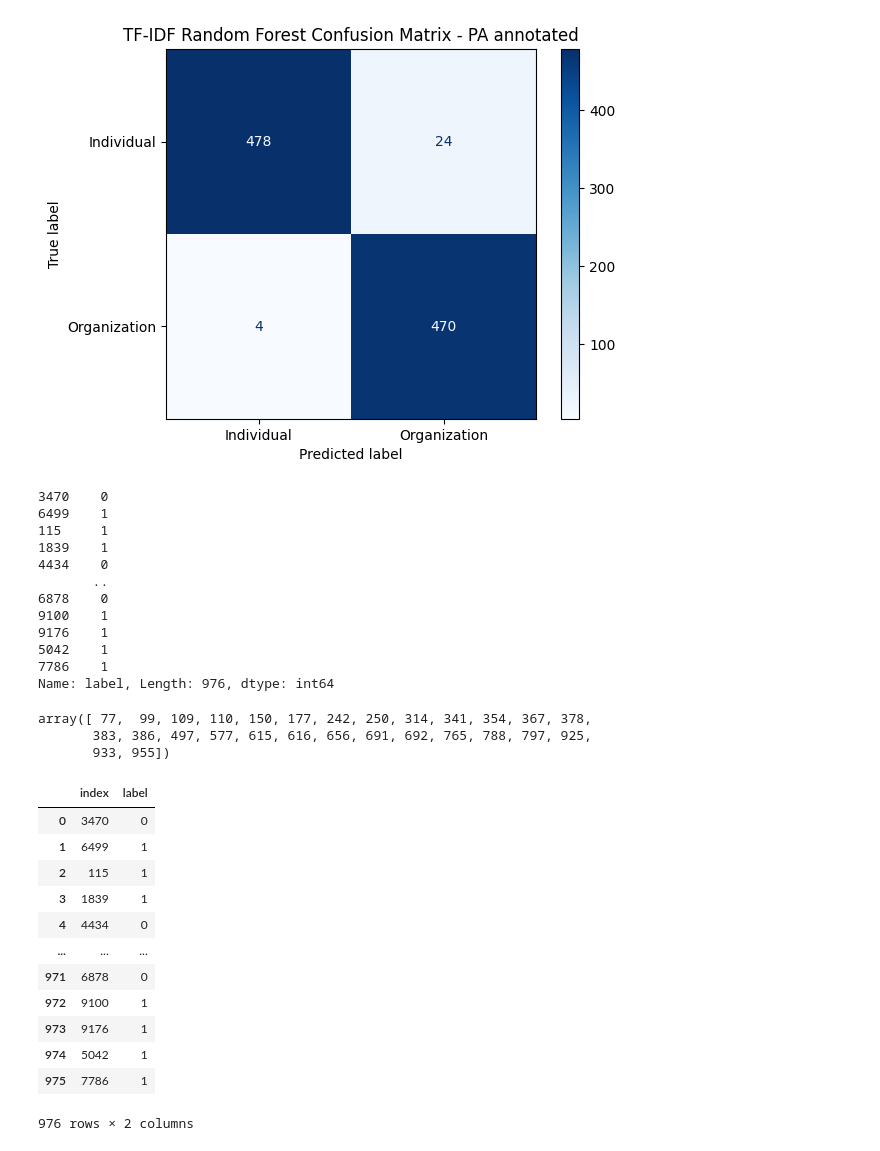
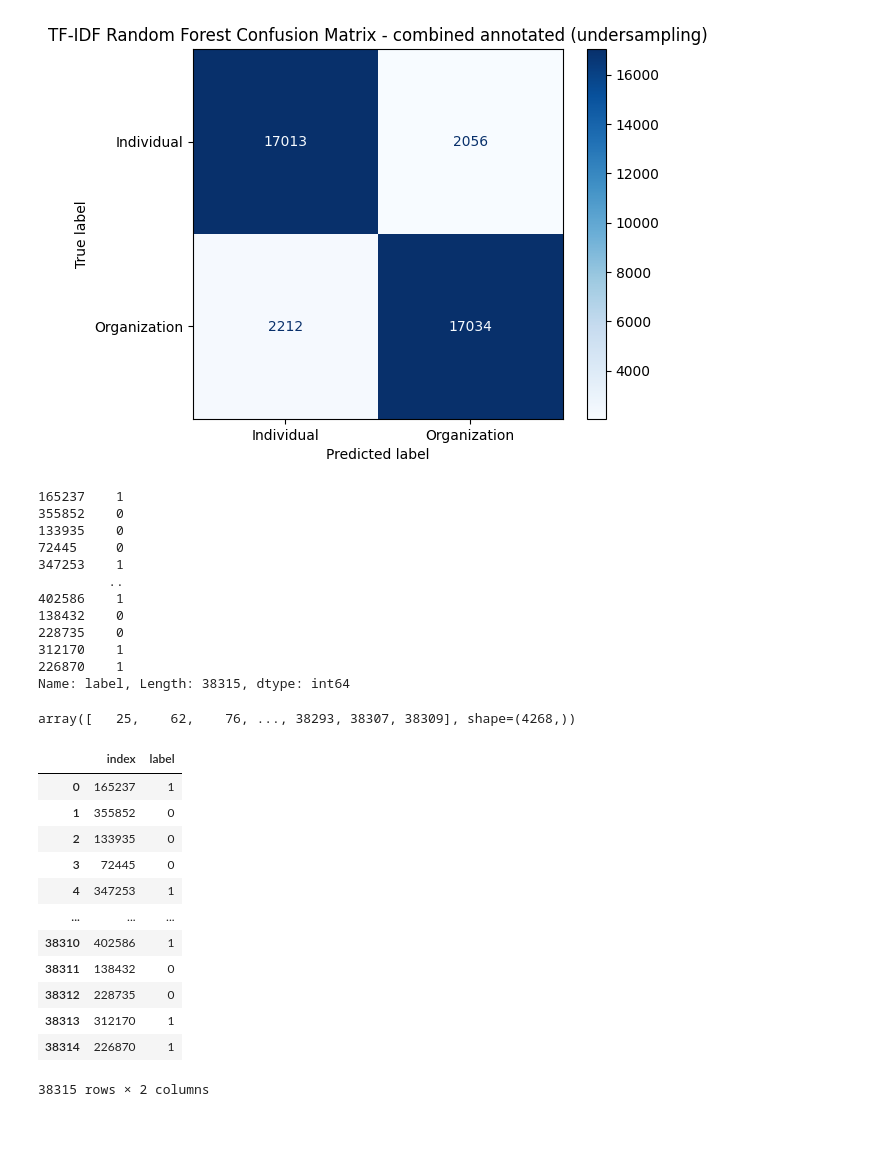
Before and after one commit to satadisha/ner_congressional_records, a Jupyter notebook: RandomForestClassifier-TFIDF.ipynb, the cells around one changed output. Drawn from its saved outputs; the diff is of its cells as text; code cells hidden in the pictures.

Commit message:
TFIDF undersampling and creating confusion matrix graphs

```diff
--- a/RandomForestClassifier-TFIDF.ipynb
+++ b/RandomForestClassifier-TFIDF.ipynb
@@ -6,8 +6,9 @@ import regex as re
 from imblearn.under_sampling import RandomUnderSampler
 from sklearn.ensemble import RandomForestClassifier
 from sklearn.feature_extraction.text import TfidfVectorizer
-from sklearn.metrics import accuracy_score, precision_score, recall_score, f1_score
+from sklearn.metrics import accuracy_score, precision_score, recall_score, f1_score, classification_report
 from sklearn.metrics import confusion_matrix, ConfusionMatrixDisplay
 from sklearn.model_selection import train_test_split
 
-df = pd.read_csv("data\pa_transactor_annotated_clean.csv")
+df = pd.read_csv("data\\annotated_data.csv")
+df
@@ -26,11 +41,18 @@ df = pd.read_csv("data\pa_transactor_annotated_clean.csv")
 # # drop duplicate donors based on id or name
 # df = df.drop_duplicates(subset=['full_name'])
 
+def convert_bool(input_label):
+    '''Converts to numerical encoding'''
+    if input_label == 'Candidate' or input_label == 'Individual':
+        return 1
+    else:
+        return 0
+
 # encode transactor_type as numeric labels
-df['label'] = df['transactor_type'].factorize()[0]
+df['label'] = np.vectorize(convert_bool)(df['transactor_type'])
 
 # features and target for under-sampling
-X = df[['id', 'full_name', 'reported_state', 'party']]
+X = df[['full_name']]
 y = df['label']
 
 # apply random under-sampling to balance the classes
@@ -39,5 +61,3 @@ X_resampled, y_resampled = rus.fit_resample(X, y)
 
 # merge resampled data with full original data
 # df_resampled = pd.concat([X_resampled, y_resampled.rename("label")], axis = 1)
-
-plt.hist(y_resampled)
@@ -93,51 +119,49 @@ f1_score: 97.10743801652893
 # %%
 cm = confusion_matrix(y_val, predicted_y, labels=[0, 1])
 disp = ConfusionMatrixDisplay(confusion_matrix=cm, display_labels=['Individual', 'Organization'])
 disp.plot(cmap=plt.cm.Blues)
-plt.title("TF-IDF Random Forest Confusion Matrix - PA annotated")
-#plt.savefig('TF-IDF Random Forest Confusion Matrix - PA annotated.png', transparent=True, bbox_inches = 'tight')
+plt.title("TF-IDF Random Forest Confusion Matrix - combined annotated (undersampling)")
+plt.savefig('TF-IDF Random Forest Confusion Matrix - combined annotated (undersampling).png', transparent=True, bbox_inches = 'tight')
 plt.show()
 # %% [output]
-[figure, old version]
+[figure, new version]
 # %%
 y_val
 # %% [output]
-3470    0
-6499    1
-115     1
-1839    1
-4434    0
-       ..
-6878    0
-9100    1
-9176    1
-5042    1
-7786    1
-Name: label, Length: 976, dtype: int64
+165237    1
+355852    0
+133935    0
+72445     0
+347253    1
+         ..
+402586    1
+138432    0
+228735    0
+312170    1
+226870    1
+Name: label, Length: 38315, dtype: int64
 # %%
 misclassified = np.where(y_val != predicted_y)[0]
 misclassified
 # %% [output]
-array([ 77,  99, 109, 110, 150, 177, 242, 250, 314, 341, 354, 367, 378,
-       383, 386, 497, 577, 615, 616, 656, 691, 692, 765, 788, 797, 925,
-       933, 955])
+array([   25,    62,    76, ..., 38293, 38307, 38309], shape=(4268,))
 # %%
 y_val_df = y_val.reset_index().copy()
 y_val_df
 # %% [output]
 |  | index | label |
-| 0 | 3470 | 0 |
-| 1 | 6499 | 1 |
-| 2 | 115 | 1 |
-| 3 | 1839 | 1 |
-| 4 | 4434 | 0 |
+| 0 | 165237 | 1 |
+| 1 | 355852 | 0 |
+| 2 | 133935 | 0 |
+| 3 | 72445 | 0 |
+| 4 | 347253 | 1 |
 | ... | ... | ... |
-| 971 | 6878 | 0 |
-| 972 | 9100 | 1 |
-| 973 | 9176 | 1 |
-| 974 | 5042 | 1 |
-| 975 | 7786 | 1 |
+| 38310 | 402586 | 1 |
+| 38311 | 138432 | 0 |
+| 38312 | 228735 | 0 |
+| 38313 | 312170 | 1 |
+| 38314 | 226870 | 1 |
-976 rows × 2 columns
+38315 rows × 2 columns
 # %%
 
 inverse_names = vectorizer.inverse_transform(X_val)
```
Also changed, not shown: parts of 5 cells of this notebook, 5 other files.
